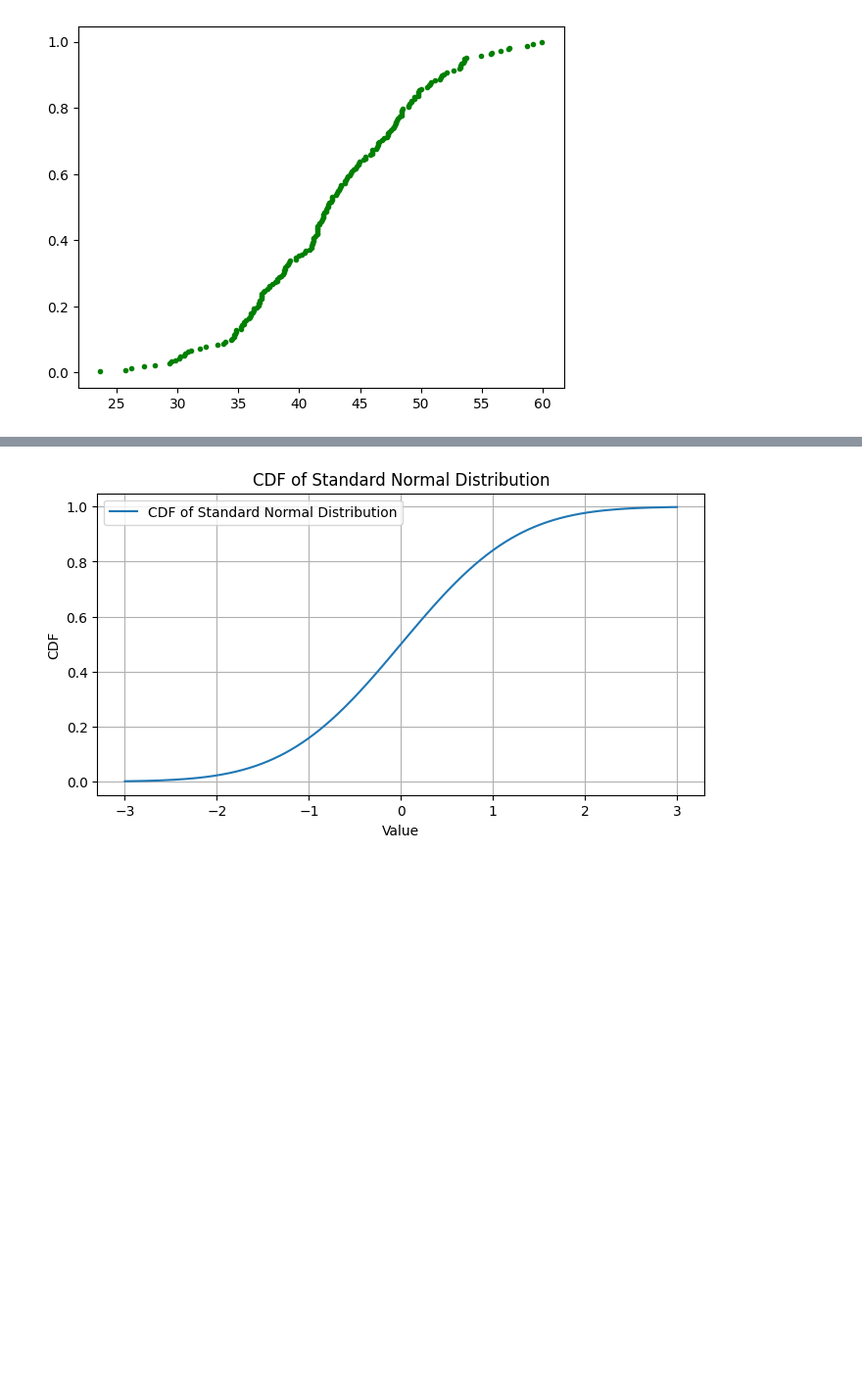
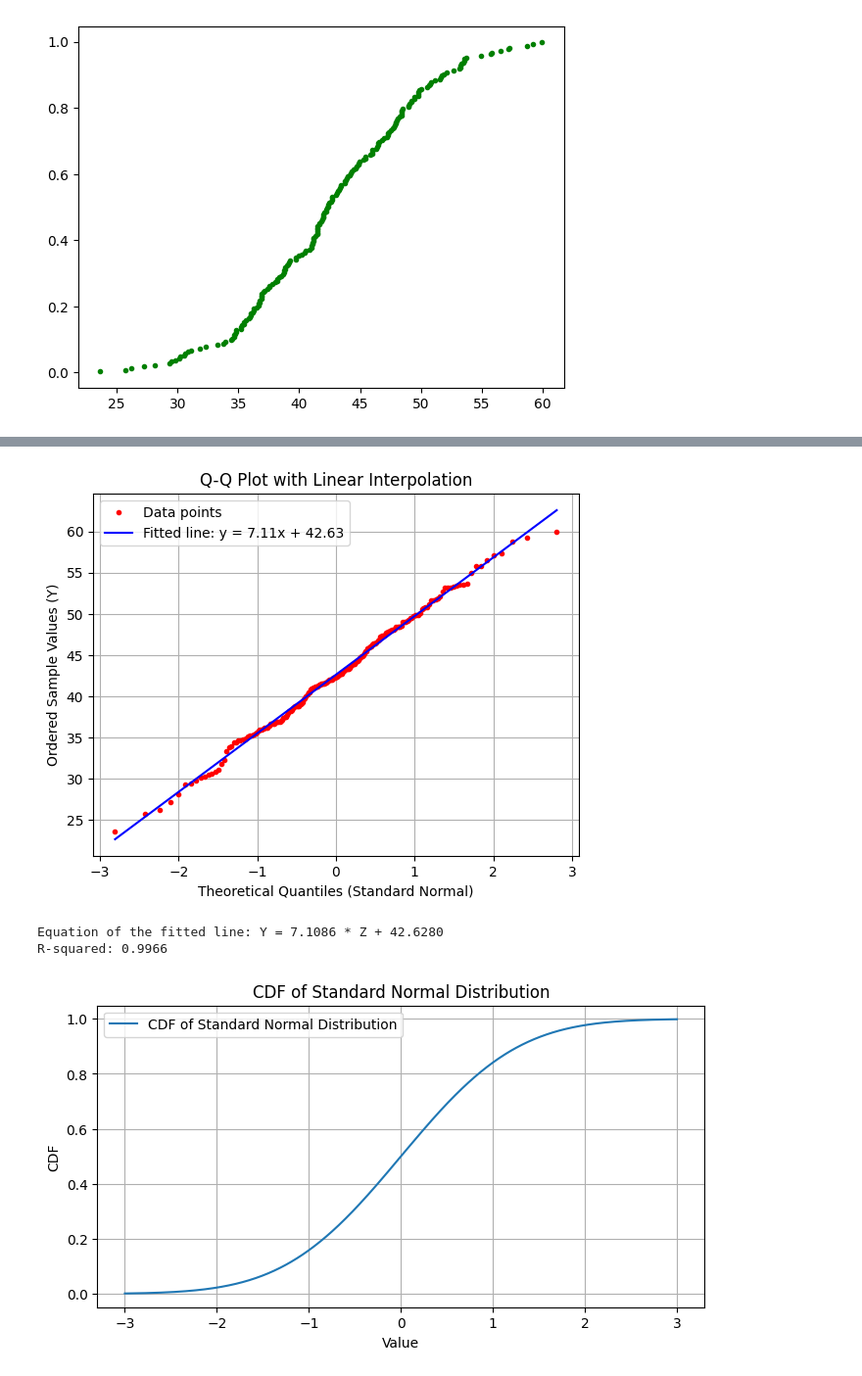
Before and after one commit to simonecolli/ML, a Jupyter notebook: src/laboratori/0102/inml25lab0102.ipynb, the cells around one changed output, grey strips where cells are left out. Shown at 98% size. Cells and saved outputs as stored; diff of their text form; code cells hidden in the pictures; blank space fills up the shorter version.

Commit message:
Completato HW diagramma Q-Q

```diff
--- a/src/laboratori/0102/inml25lab0102.ipynb
+++ b/src/laboratori/0102/inml25lab0102.ipynb
@@ -455,3 +493,33 @@ plt.plot(Y, p_i_sorted, 'g.')
+# %%
+from scipy.stats import linregress
+
+# Perform linear regression
+slope, intercept, r_value, p_value, std_err = linregress(z_i_sorted, Y)
+
+# Create the fitted line data
+fitted_Y = intercept + slope * z_i_sorted
+
+# Plot the Q-Q plot points
+plt.plot(z_i_sorted, Y, 'r.', label='Data points')
+
+# Plot the fitted line
+plt.plot(z_i_sorted, fitted_Y, 'b-', label=f'Fitted line: y = {slope:.2f}x + {intercept:.2f}')
+
+# Add title and labels
+plt.title('Q-Q Plot with Linear Interpolation')
+plt.xlabel('Theoretical Quantiles (Standard Normal)')
+plt.ylabel('Ordered Sample Values (Y)')
+plt.legend()
+plt.grid(True)
+plt.show()
+
+# Print the equation of the line
+print(f"Equation of the fitted line: Y = {slope:.4f} * Z + {intercept:.4f}")
+print(f"R-squared: {r_value**2:.4f}")
+# %% [output]
+[figure, added]
+Equation of the fitted line: Y = 7.1086 * Z + 42.6280
+R-squared: 0.9966
 # %%
 import numpy as np
 import matplotlib.pyplot as plt
```
Also changed, not shown: parts of 25 cells of this notebook, 5 other files.
